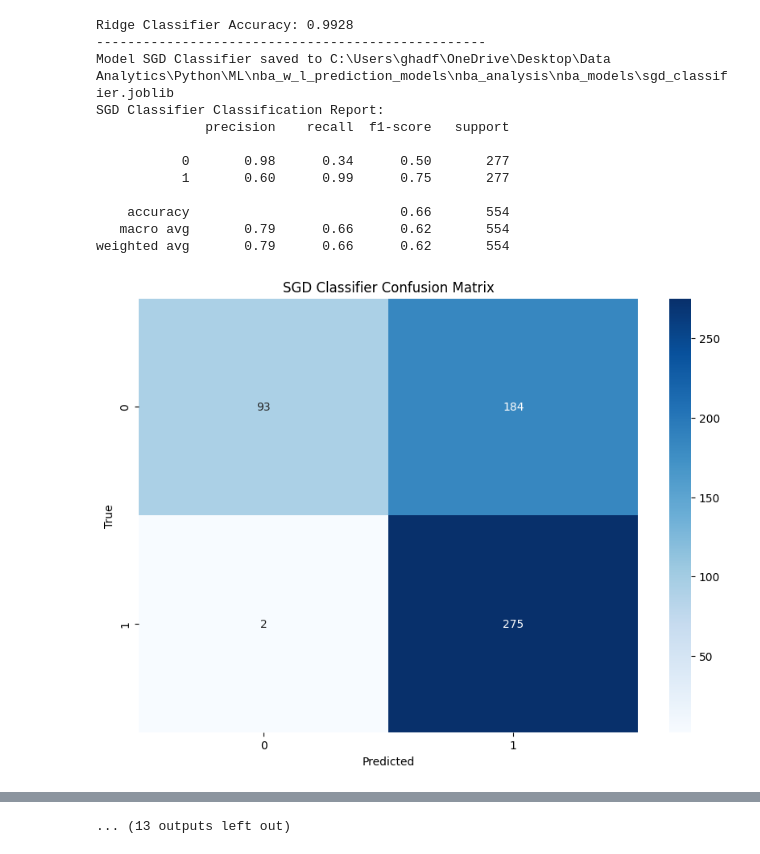
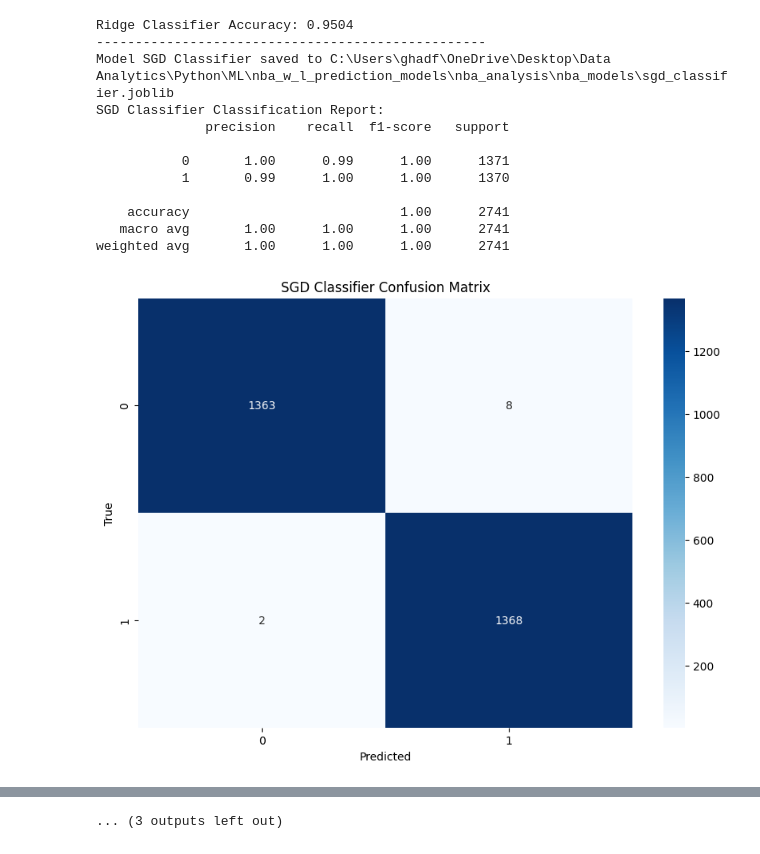
Before and after one commit to ghadfield32/nba_analysis, a Jupyter notebook: nba_ml_preprocess_and_binary_nontree.ipynb, the cells around one changed output, grey strips where cells are left out. Drawn from its saved outputs; the diff is of its cells as text; code cells hidden in the pictures.

```diff
--- a/nba_ml_preprocess_and_binary_nontree.ipynb
+++ b/nba_ml_preprocess_and_binary_nontree.ipynb
@@ -23,11 +28,23 @@ from sklearn.neural_network import MLPClassifier
 from sklearn.ensemble import StackingClassifier
 from sklearn import preprocessing
 # Load the data
-data = pd.read_csv(r'C:\Users\ghadf\OneDrive\Desktop\Data Analytics\Python\ML\nba_w_l_prediction_models\nba_analysis\data\nba_prepreprocess_data.csv')
+data = pd.read_csv(r'C:\Users\ghadf\OneDrive\Desktop\Data Analytics\Python\ML\nba_w_l_prediction_models\nba_analysis\data\nba_threeptera_prepreprocess_data.csv')
 
 
 # Reorder the columns in the DataFrame to place 'WL_encoded' at the end
-preprocessor_data = data[[col for col in data.columns if col != 'WL_encoded'] + ['WL_encoded']]
+preprocessor_data = data[[col for col in data.columns if col != 'WL'] + ['WL']]
+
+#drop the columns that are not needed
+x_excluded_independent_variables = ['GAME_DATE', 'TEAM_ABBREVIATION', 'WL', 'FGA', 'TOV', 'TEAM_NAME', 'GAME_ID', 'PPM', 'RPM', 'APM', 'SPM', 'BPM', 'TPM',
+                                    'PER', 'OPM', 'DPM', 'USG%', 'FG3A', 'OREB', 'PF', 'MIN', 'PTS', 'FGM', 'FG3M', 'FTM', 'FTA', 'PTS', 'REB',
+                                    'AST', 'PF', 'STL', 'BLK', 'DREB', 'Offensive_Possessions', 'SEASON_ID', 'MATCHUP', #,
+                                    'PTS_OPP', 'FGM_OPP', 'FG3M_OPP', 'FTM_OPP', 'FTA_OPP', 'PTS_OPP', 'REB_OPP', 'OREB_OPP', 'FGA_OPP', 'FG3A_OPP', 'OREB_OPP',
+                                    'AST_OPP', 'TOV_OPP', 'STL_OPP', 'BLK_OPP', 'SEASON_ID_OPP', 'Home_Away_OPP' #,  'Defensive_Possessions'
+                                    , 'TEAM_NAME_OPP', 'WL_OPP', 'MIN_OPP', 'PF_OPP', 'DREB_OPP','PTS_PER_MIN_OPP'] #, 'TEAM_ID_OPP'
+
+#drop the columns that are not needed
+preprocessor_data = preprocessor_data.drop(x_excluded_independent_variables, axis=1)
+print(preprocessor_data.columns)
 
 # Create a correlation matrix for the selected columns
 correlation_matrix = preprocessor_data.corr()
@@ -235,6 +261,7 @@ scale_pos_weight = float(class_counts[0] / class_counts[1])
 # Note: Some models have hyperparameters set to avoid potential issues.
 # You should adjust these based on understanding and dataset specifics.
 
+#Bin-classification models
 models = [
     ("Logistic Regression", LogisticRegression(max_iter=10000)),
     ("Ridge Classifier", RidgeClassifier()),
@@ -249,6 +276,39 @@ models = [
     ("XGBoost", XGBClassifier(use_label_encoder=False, eval_metric="logloss", scale_pos_weight=scale_pos_weight)), # Adjusted for imbalance
     ("MLP Classifier", MLPClassifier(max_iter=1000))
 ]
+
+#split the models into tree and non-tree based models
+tree_models = ["XGBoost", "Decision Tree", "Random Forest", "Gradient Boosting", "AdaBoost"]
+non_tree_models = ["Logistic Regression", "Ridge Classifier", "SGD Classifier", "SVM", "Gaussian Naive Bayes", "K-Neighbors Classifier", "MLP Classifier"]
+
+#filter the models variable to only include tree-based models
+#models = [model for model in models if model[0] in tree_models]
+
+# filter the models variable to only include non-tree-based models
+models = [model for model in models if model[0] in non_tree_models]
+#print(models)
+
+
+num_classes = len(np.unique(y_encoded))
+
+#Multi-classification models
+#models = [
+#    ("Logistic Regression", LogisticRegression(multi_class='ovr', max_iter=10000)),
+#    ("Ridge Classifier", RidgeClassifier()),
+#    ("SGD Classifier", SGDClassifier(max_iter=1000, tol=1e-3)),
+#    ("Decision Tree", DecisionTreeClassifier()),
+#    ("Random Forest", RandomForestClassifier(class_weight="balanced")), # Adjusted for imbalance
+#    ("Gradient Boosting", GradientBoostingClassifier()),
+#    ("AdaBoost", AdaBoostClassifier(algorithm='SAMME')),
+#    ("SVM", SVC(probability=True)), # Added probability=True for decision boundary plotting
+#    ("Gaussian Naive Bayes", GaussianNB()),
+#    ("K-Neighbors Classifier", KNeighborsClassifier()),
+#    ("XGBoost", XGBClassifier(use_label_encoder=False,
+#                              eval_metric="mlogloss",
+#                              objective="multi:softprob",
+#                              num_class=num_classes)),
+#    ("MLP Classifier", MLPClassifier(max_iter=1000))
+#]
 
 
 def plot_decision_boundary(pred_func, X, y):
@@ -282,9 +342,9 @@ from sklearn.decomposition import PCA
 from sklearn.base import clone
 
 # Continue using your PCA as before
-pca = PCA(n_components=2)
-X_train_pca = pca.fit_transform(X_train)
-X_test_pca = pca.transform(X_test)
+#pca = PCA(n_components=2)
+#X_train_pca = pca.fit_transform(X_train)
+#X_test_pca = pca.transform(X_test)
 
 # Train models, plot decision boundaries, and display confusion matrices
 results = []
@@ -310,8 +370,8 @@ for name, model in models:
 
     # Now for the decision boundary, we need to train the model again on PCA data.
     # Clone the model to avoid refitting the original one
-    model_clone = clone(model)
-    model_clone.fit(X_train_pca, y_train)
+    #model_clone = clone(model)
+    #model_clone.fit(X_train_pca, y_train)
 
     # Plot decision boundaries using the model trained on PCA data
     #plt.figure(figsize=(10,6))
@@ -349,13 +409,13 @@ weighted avg       0.99      0.99      0.99       554
-Ridge Classifier Accuracy: 0.9928
+Ridge Classifier Accuracy: 0.9504
 --------------------------------------------------
 Model SGD Classifier saved to C:\Users\ghadf\OneDrive\Desktop\Data Analytics\Python\ML\nba_w_l_prediction_models\nba_analysis\nba_models\sgd_classifier.joblib
 SGD Classifier Classification Report:
               precision    recall  f1-score   support
 
-           0       0.98      0.34      0.50       277
-           1       0.60      0.99      0.75       277
+           0       1.00      0.99      1.00      1371
+           1       0.99      1.00      1.00      1370
 
-    accuracy                           0.66       554
-   macro avg       0.79      0.66      0.62       554
-weighted avg       0.79      0.66      0.62       554
+    accuracy                           1.00      2741
+   macro avg       1.00      1.00      1.00      2741
+weighted avg       1.00      1.00      1.00      2741
-[figure, old version]
+[figure, new version]
@@ -401 +461 @@ weighted avg       1.00      1.00      1.00       554
-... (13 outputs left out)
+... (3 outputs left out)
```
Also changed, not shown: parts of 15 cells of this notebook, 4 other files.
